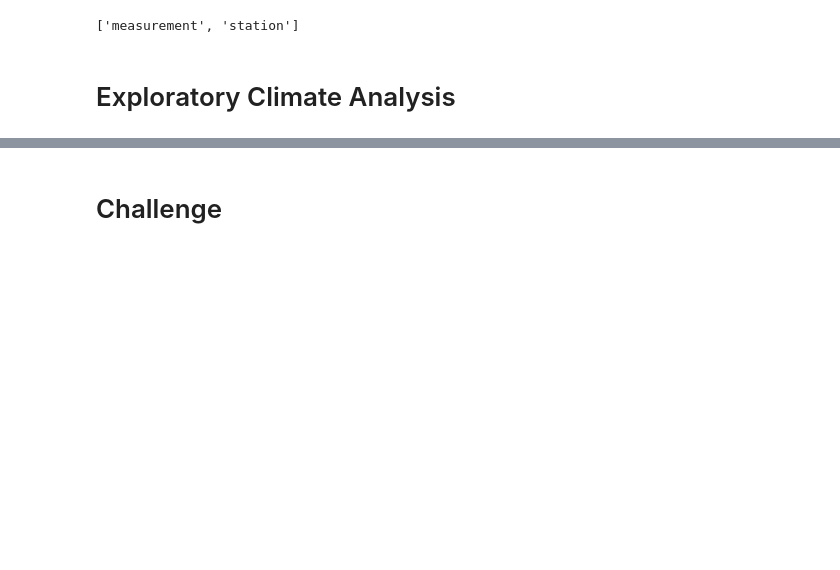
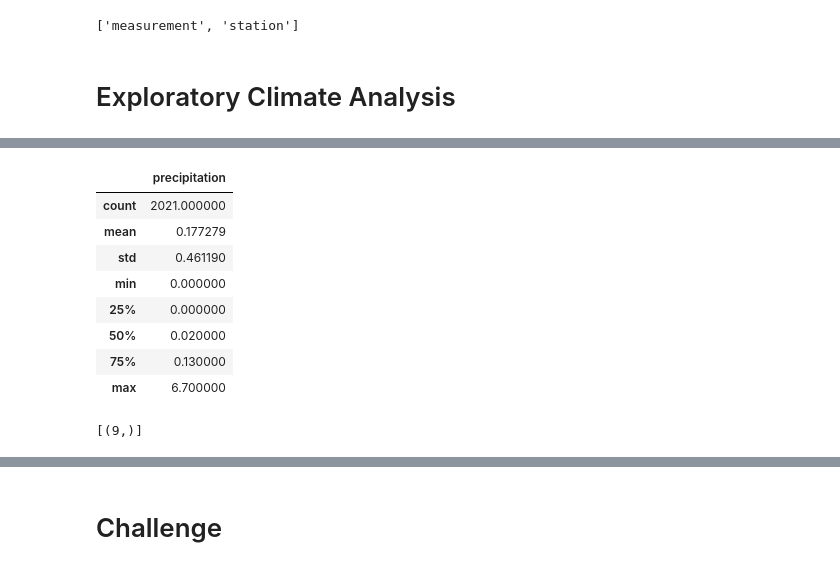
Before and after one commit to cbrito3/surfs_up, a Jupyter notebook: climate_analysis.ipynb, the cells around one changed output, grey strips where cells are left out. Drawn from its saved outputs; the diff is of its cells as text; code cells hidden in the pictures; blank space fills up the shorter version.

```diff
--- a/climate_analysis.ipynb
+++ b/climate_analysis.ipynb
@@ -128,0 +232,43 @@ session = Session(engine)
+# %%
+# Use Pandas to calcualte the summary statistics for the precipitation data
+#We'll use the describe() function to calculate the mean, minimum, maximum, standard deviation, and percentiles.
+#Here's a refresher on some key concepts in statistics:
+#Mean: the average, which you can find by adding up all the numbers in a dataset and dividing by the number of numbers.
+#Variance: how far a set of numbers is from the average.
+#Standard deviation: a measure of how spread out the numbers in a dataset are; the square root of the variance.
+#Minimum: the smallest number in a dataset.
+#Maximum: the largest number in a dataset.
+#Percentiles: where the number is in relation to the rest of the set of data.
+#Count: the total number of numbers or items in a dataset
+
+
+
+df.describe()
+# %% [output]
+|  | precipitation |
+| count | 2021.000000 |
+| mean | 0.177279 |
+| std | 0.461190 |
+| min | 0.000000 |
+| 25% | 0.000000 |
+| 50% | 0.020000 |
+| 75% | 0.130000 |
+| max | 6.700000 |
+# %%
+#9.3.1 Find the Number of Stations
+
+# How many stations are available in this dataset?
+#We need to write a query to get the number of stations in our dataset. We'll use our session that we created earlier to query our database.
+#Begin by adding the starting point for our query, which is the following line:
+
+    #session.query()
+
+#Continuing with our query, we'll use func.count, which essentially counts a given dataset we are interested in.
+#In this case, we want to count the total number of stations. We can do this by referencing Station.station, which will give us the number of stations. Add the query parameters to your code, like this:
+    #session.query(func.count(Station.station))
+
+#Now we need to add the .all() function to the end of this query so that our results are returned as a list.
+#Your final query should look like the following:
+session.query(func.count(Station.station)).all()
+# %% [output]
+[(9,)]
```
Also changed, not shown: parts of 17 cells of this notebook.
